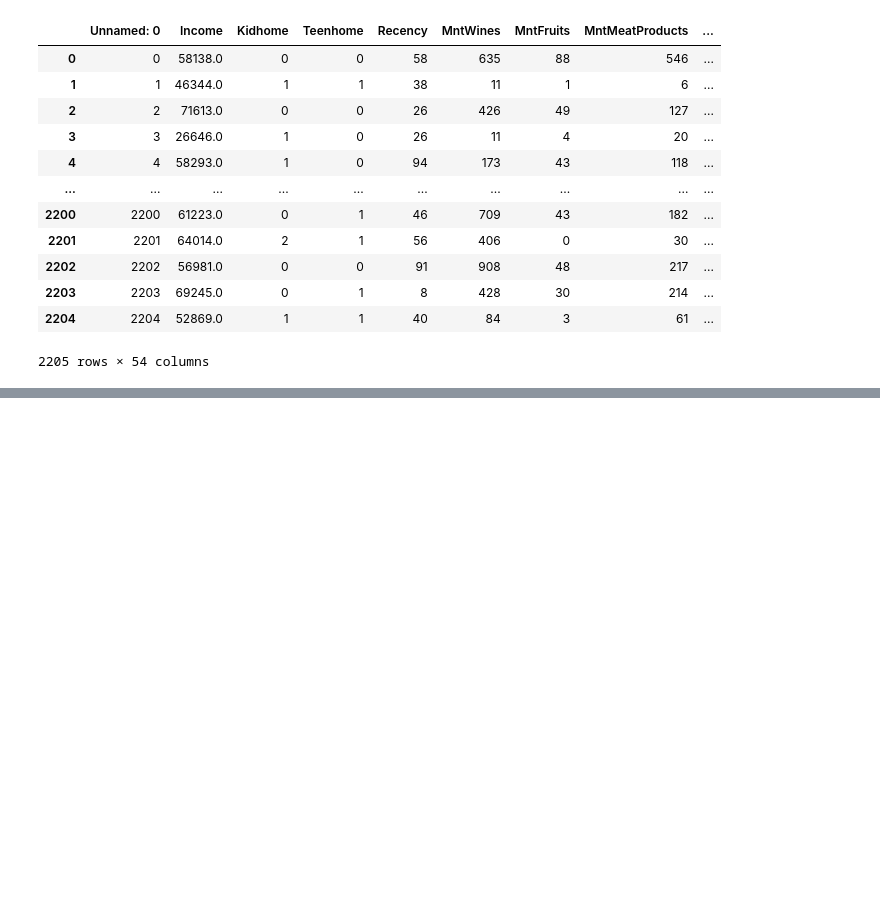
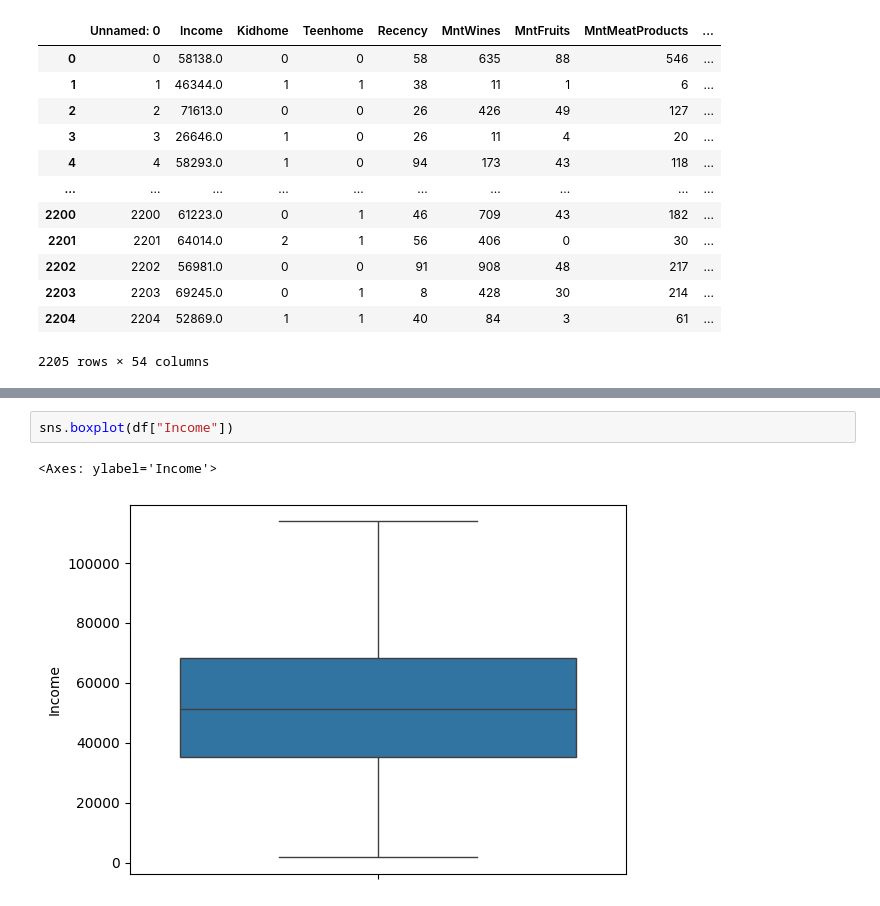
Before and after one commit to naticost/estatistica_descritiva, a Jupyter notebook: atividade.ipynb, the cells around one changed output, grey strips where cells are left out. Saved outputs shown, nothing was run; the diff lists cells and outputs as text; blank space fills up the shorter version.

Commit message:
verificando boxplot

```diff
--- a/atividade.ipynb
+++ b/atividade.ipynb
@@ -207,0 +231,5 @@ df
+# %%
+sns.boxplot(df["Income"])
+# %% [output]
+<Axes: ylabel='Income'>
+[figure, added]
```
Also changed, not shown: parts of 5 cells of this notebook.
